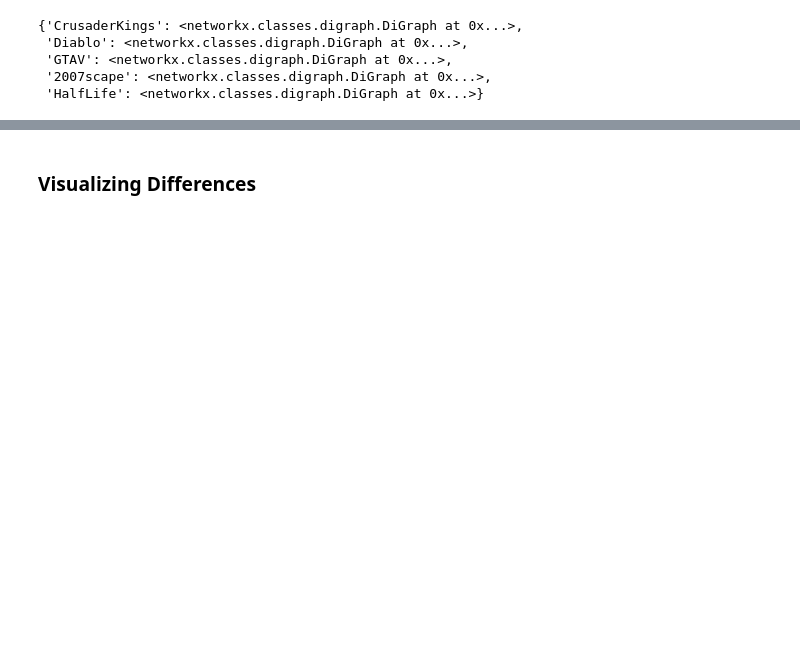
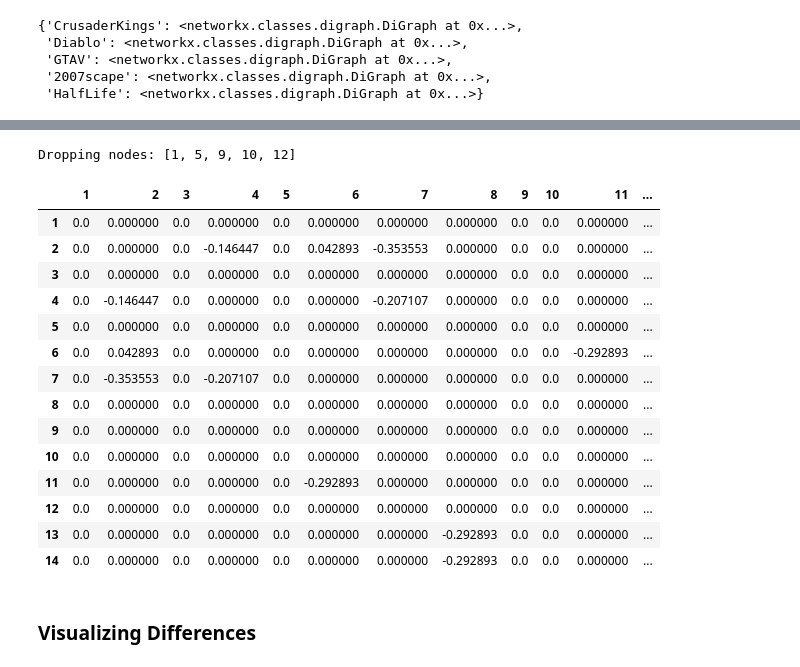
Before and after one commit to ruskirin/reddit-assortativity-analysis, a Jupyter notebook: non-political-subreddits-analysis.ipynb, the cells around one changed output, grey strips where cells are left out. Cells and saved outputs as stored; diff of their text form; code cells hidden in the pictures; blank space fills up the shorter version.

Commit message:
Alternative (faster?) cos similarity function created; bad output

```diff
--- a/non-political-subreddits-analysis.ipynb
+++ b/non-political-subreddits-analysis.ipynb
@@ -226,3 +282,25 @@ csim.mean().mean()
+# %%
+csim_true = a.cosine_similarity(n)
+csim_new = a.cosine_similarity_alt(n)
+
+csim_true-csim_new
+# %% [output]
+Dropping nodes: [1, 5, 9, 10, 12]
+|  | 1 | 2 | 3 | 4 | 5 | 6 | 7 | 8 | 9 | 10 | 11 | ... |
+| 1 | 0.0 | 0.000000 | 0.0 | 0.000000 | 0.0 | 0.000000 | 0.000000 | 0.000000 | 0.0 | 0.0 | 0.000000 | ... |
+| 2 | 0.0 | 0.000000 | 0.0 | -0.146447 | 0.0 | 0.042893 | -0.353553 | 0.000000 | 0.0 | 0.0 | 0.000000 | ... |
+| 3 | 0.0 | 0.000000 | 0.0 | 0.000000 | 0.0 | 0.000000 | 0.000000 | 0.000000 | 0.0 | 0.0 | 0.000000 | ... |
+| 4 | 0.0 | -0.146447 | 0.0 | 0.000000 | 0.0 | 0.000000 | -0.207107 | 0.000000 | 0.0 | 0.0 | 0.000000 | ... |
+| 5 | 0.0 | 0.000000 | 0.0 | 0.000000 | 0.0 | 0.000000 | 0.000000 | 0.000000 | 0.0 | 0.0 | 0.000000 | ... |
+| 6 | 0.0 | 0.042893 | 0.0 | 0.000000 | 0.0 | 0.000000 | 0.000000 | 0.000000 | 0.0 | 0.0 | -0.292893 | ... |
+| 7 | 0.0 | -0.353553 | 0.0 | -0.207107 | 0.0 | 0.000000 | 0.000000 | 0.000000 | 0.0 | 0.0 | 0.000000 | ... |
+| 8 | 0.0 | 0.000000 | 0.0 | 0.000000 | 0.0 | 0.000000 | 0.000000 | 0.000000 | 0.0 | 0.0 | 0.000000 | ... |
+| 9 | 0.0 | 0.000000 | 0.0 | 0.000000 | 0.0 | 0.000000 | 0.000000 | 0.000000 | 0.0 | 0.0 | 0.000000 | ... |
+| 10 | 0.0 | 0.000000 | 0.0 | 0.000000 | 0.0 | 0.000000 | 0.000000 | 0.000000 | 0.0 | 0.0 | 0.000000 | ... |
+| 11 | 0.0 | 0.000000 | 0.0 | 0.000000 | 0.0 | -0.292893 | 0.000000 | 0.000000 | 0.0 | 0.0 | 0.000000 | ... |
+| 12 | 0.0 | 0.000000 | 0.0 | 0.000000 | 0.0 | 0.000000 | 0.000000 | 0.000000 | 0.0 | 0.0 | 0.000000 | ... |
+| 13 | 0.0 | 0.000000 | 0.0 | 0.000000 | 0.0 | 0.000000 | 0.000000 | -0.292893 | 0.0 | 0.0 | 0.000000 | ... |
+| 14 | 0.0 | 0.000000 | 0.0 | 0.000000 | 0.0 | 0.000000 | 0.000000 | -0.292893 | 0.0 | 0.0 | 0.000000 | ... |
 # %% [markdown]
 ### Visualizing Differences
 # %%
```
Also changed, not shown: parts of 10 cells of this notebook, 1 other file.
